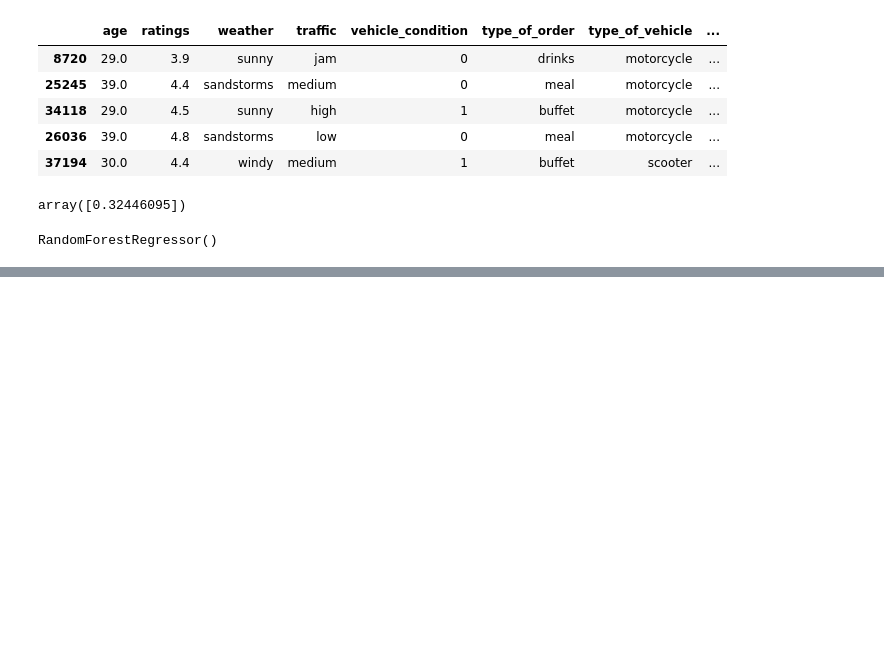
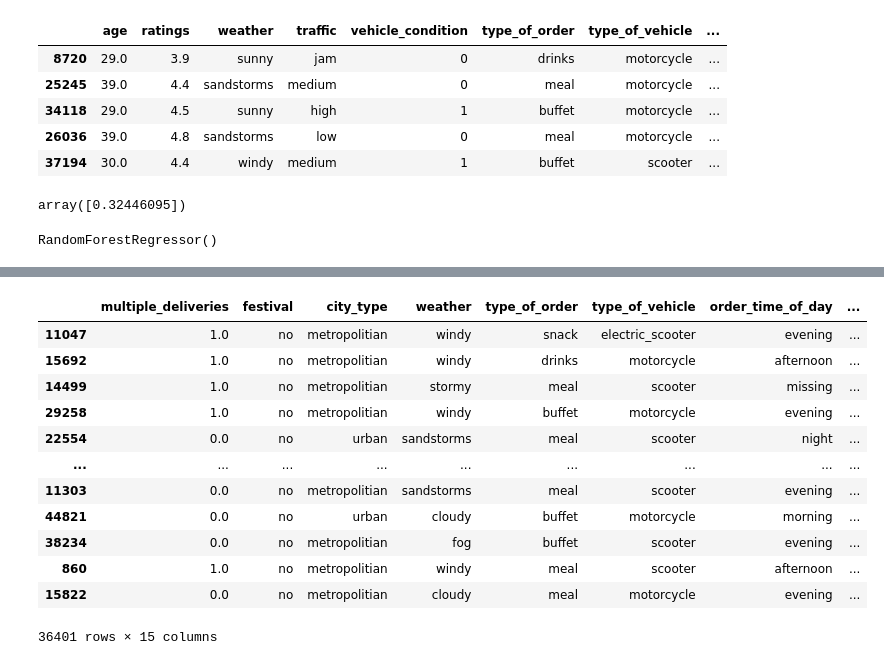
Before and after one commit to rabin20-04/delivery_time_prediction, a Jupyter notebook: notebooks/Experiment_1.ipynb, the cells around one changed output, grey strips where cells are left out. Cells and saved outputs as stored; diff of their text form; code cells hidden in the pictures; blank space fills up the shorter version.

```diff
--- a/notebooks/Experiment_1.ipynb
+++ b/notebooks/Experiment_1.ipynb
@@ -350,0 +488,4 @@ with mlflow.start_run(run_name="Missing values dropped"):
+# %%
+X_train, X_test, y_train, y_test = train_test_split(
+    X, y, test_size=0.2, random_state=42
+)
@@ -350,0 +569,7 @@ with mlflow.start_run(run_name="Missing values dropped"):
+# %%
+features_to_fill_mode = ["multiple_deliveries", "festival", "city_type"]
+features_to_fill_missing = [
+    col for col in nominal_cat_cols if col not in features_to_fill_mode
+]
+
+features_to_fill_missing
@@ -350,0 +582,21 @@ with mlflow.start_run(run_name="Missing values dropped"):
+# %%
+
+simple_imputer = ColumnTransformer(
+    transformers=[
+        (
+            "mode_imputer",
+            SimpleImputer(strategy="most_frequent"),
+            features_to_fill_mode,
+        ),
+        (
+            "missing_imputer",
+            SimpleImputer(strategy="constant", fill_value="missing"),
+            features_to_fill_missing,
+        ),
+    ],
+    remainder="passthrough",
+    n_jobs=4,
+    verbose_feature_names_out=False,
+)
+
+simple_imputer
@@ -350,0 +615,16 @@ with mlflow.start_run(run_name="Missing values dropped"):
+# %%
+simple_imputer.fit_transform(X_train)
+# %% [output]
+|  | multiple_deliveries | festival | city_type | weather | type_of_order | type_of_vehicle | order_time_of_day | ... |
+| 11047 | 1.0 | no | metropolitian | windy | snack | electric_scooter | evening | ... |
+| 15692 | 1.0 | no | metropolitian | windy | drinks | motorcycle | afternoon | ... |
+| 14499 | 1.0 | no | metropolitian | stormy | meal | scooter | missing | ... |
+| 29258 | 1.0 | no | metropolitian | windy | buffet | motorcycle | evening | ... |
+| 22554 | 0.0 | no | urban | sandstorms | meal | scooter | night | ... |
+| ... | ... | ... | ... | ... | ... | ... | ... | ... |
+| 11303 | 0.0 | no | metropolitian | sandstorms | meal | scooter | evening | ... |
+| 44821 | 0.0 | no | urban | cloudy | buffet | motorcycle | morning | ... |
+| 38234 | 0.0 | no | metropolitian | fog | buffet | scooter | evening | ... |
+| 860 | 1.0 | no | metropolitian | windy | meal | scooter | afternoon | ... |
+| 15822 | 0.0 | no | metropolitian | cloudy | meal | motorcycle | evening | ... |
+36401 rows × 15 columns
```
Also changed, not shown: parts of 52 cells of this notebook.
